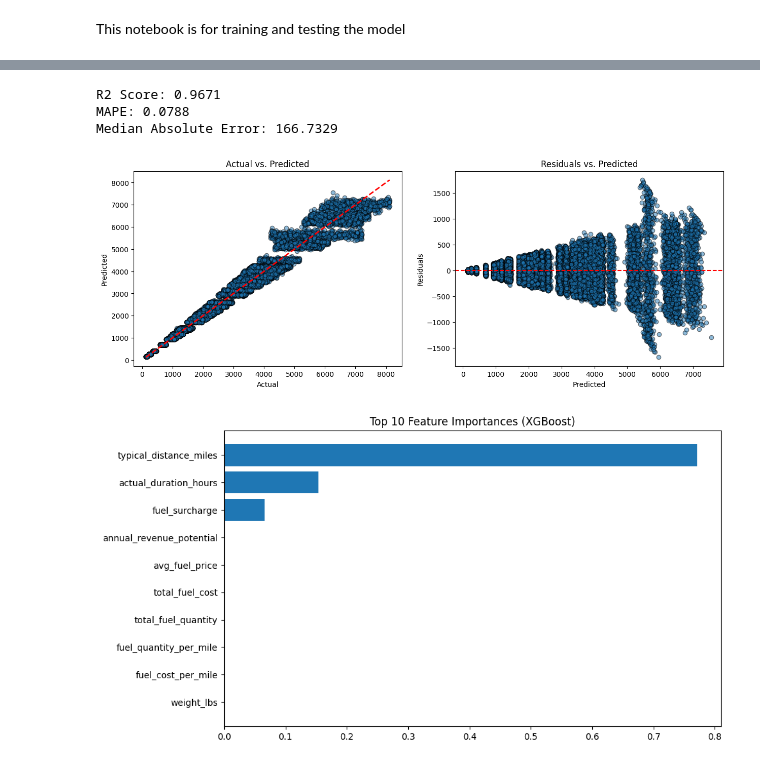
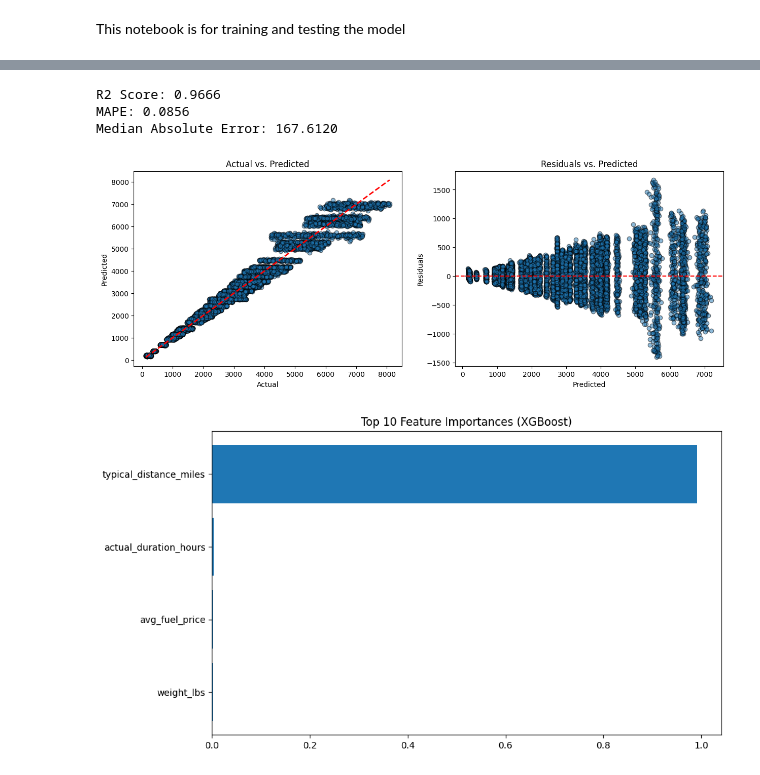
Before and after one commit to LiruiYu33/LoadMind, a Jupyter notebook: test_notebook_ai_training.ipynb, the cells around one changed output, grey strips where cells are left out. Saved outputs shown, nothing was run; the diff lists cells and outputs as text; code cells hidden in the pictures.

```diff
--- a/test_notebook_ai_training.ipynb
+++ b/test_notebook_ai_training.ipynb
@@ -18,22 +18,32 @@ df = pd.read_csv("processed_datasets/pricing_training_table.csv")
 
 target = "revenue"
 
-# Nur Features nehmen, die numerisch oder kategorial sind
+# remove the all the rows where the load_type is Refrigerated
+df = df[df["load_type"] != "Refrigerated"]
+
 drop_cols = [
     target,
     "load_type",
     "origin_city",
     "destination_city",
     "lane",
-    "revenue_per_mile",
-    "revenue_per_hour",
     "base_rate_per_mile",
-    "fuel_surcharge_rate"
+    "fuel_surcharge_rate",
+    "pieces",
+    "fuel_surcharge",
+    "total_fuel_quantity",
+    "total_fuel_cost",
+    "primary_freight_type",
+    "annual_revenue_potential",
 ]
 feature_cols = [c for c in df.columns if c not in drop_cols]
 
+print("Features:", feature_cols)
+
 X = df[feature_cols].copy()
 y = df[target].copy()
+
+y = np.log1p(y)
 
 # datetime-Spalten raus
 for c in X.columns:
@@ -97,36 +150,36 @@ print(f"MAPE: {mape:.4f}")
 print(f"Median Absolute Error: {medae:.4f}")
 
 # 2. Visualizing Performance
 fig, ax = plt.subplots(1, 2, figsize=(15, 5))
 
 # Actual vs Predicted
 ax[0].scatter(y_test, pred, alpha=0.5, edgecolors="k")
 ax[0].plot([y_test.min(), y_test.max()], [y_test.min(), y_test.max()], "r--", lw=2)
 ax[0].set_title("Actual vs. Predicted")
 ax[0].set_xlabel("Actual")
 ax[0].set_ylabel("Predicted")
 
 # Residual Plot
 residuals = y_test - pred
 ax[1].scatter(pred, residuals, alpha=0.5, edgecolors="k")
 ax[1].axhline(0, color="r", linestyle="--")
 ax[1].set_title("Residuals vs. Predicted")
 ax[1].set_xlabel("Predicted")
 ax[1].set_ylabel("Residuals")
 
 plt.show()
 
 # 3. Feature Importance
 plt.figure(figsize=(10, 6))
-importances = model.feature_importances_
+importances = best_model.feature_importances_
 indices = np.argsort(importances)[-10:]  # Top 10 features
 plt.barh(range(len(indices)), importances[indices], align="center")
 plt.yticks(range(len(indices)), [X.columns[i] for i in indices])
 plt.title("Top 10 Feature Importances (XGBoost)")
 plt.show()
 # %% [output]
-R2 Score: 0.9671
-MAPE: 0.0788
-Median Absolute Error: 166.7329
+R2 Score: 0.9666
+MAPE: 0.0856
+Median Absolute Error: 167.6120
-[figure, old version]
+[figure, new version]
-[figure, old version]
+[figure, new version]
```
Also changed, not shown: parts of 3 cells of this notebook, 3 other files.
